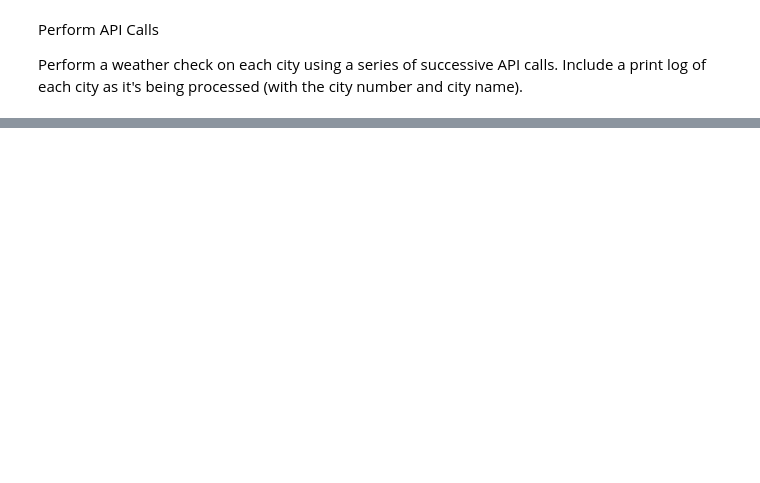
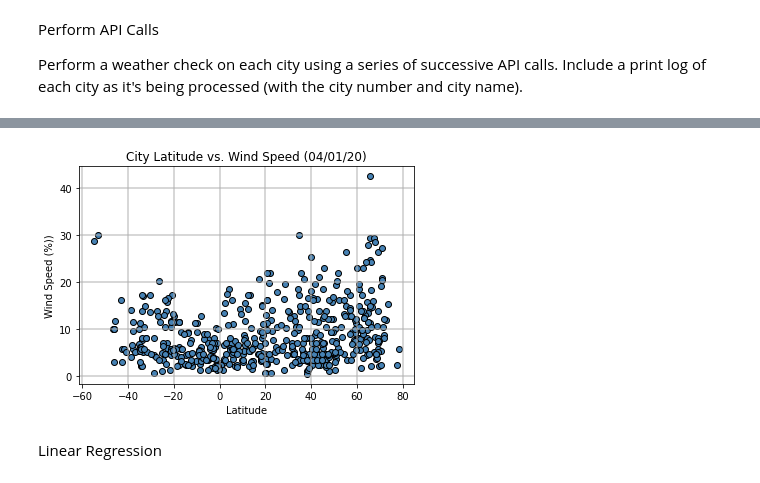
Before and after one commit to KenSikes/python-api-challenge, a Jupyter notebook: WeatherPy/WeatherPy.ipynb, the cells around one changed output, grey strips where cells are left out. Saved outputs shown, nothing was run; the diff lists cells and outputs as text; code cells hidden in the pictures; blank space fills up the shorter version.

```diff
--- a/WeatherPy/WeatherPy.ipynb
+++ b/WeatherPy/WeatherPy.ipynb
@@ -144,0 +178,12 @@ weather_info_df.head()
+# %%
+#Latitude vs. Wind Speed Plot scatter plot
+plt.scatter(weather_info_df["Lat"], weather_info_df["Wind Speed"], color = "steelblue", edgecolor = "black")
+
+plt.title("City Latitude vs. Wind Speed (04/01/20)")
+plt.xlabel("Latitude")
+plt.ylabel("Wind Speed (%))")
+plt.grid(linestyle='-', linewidth=2, alpha=0.5)
+# %% [output]
+[figure, added]
+# %% [markdown]
+Linear Regression
```
Also changed, not shown: parts of 28 cells of this notebook.
